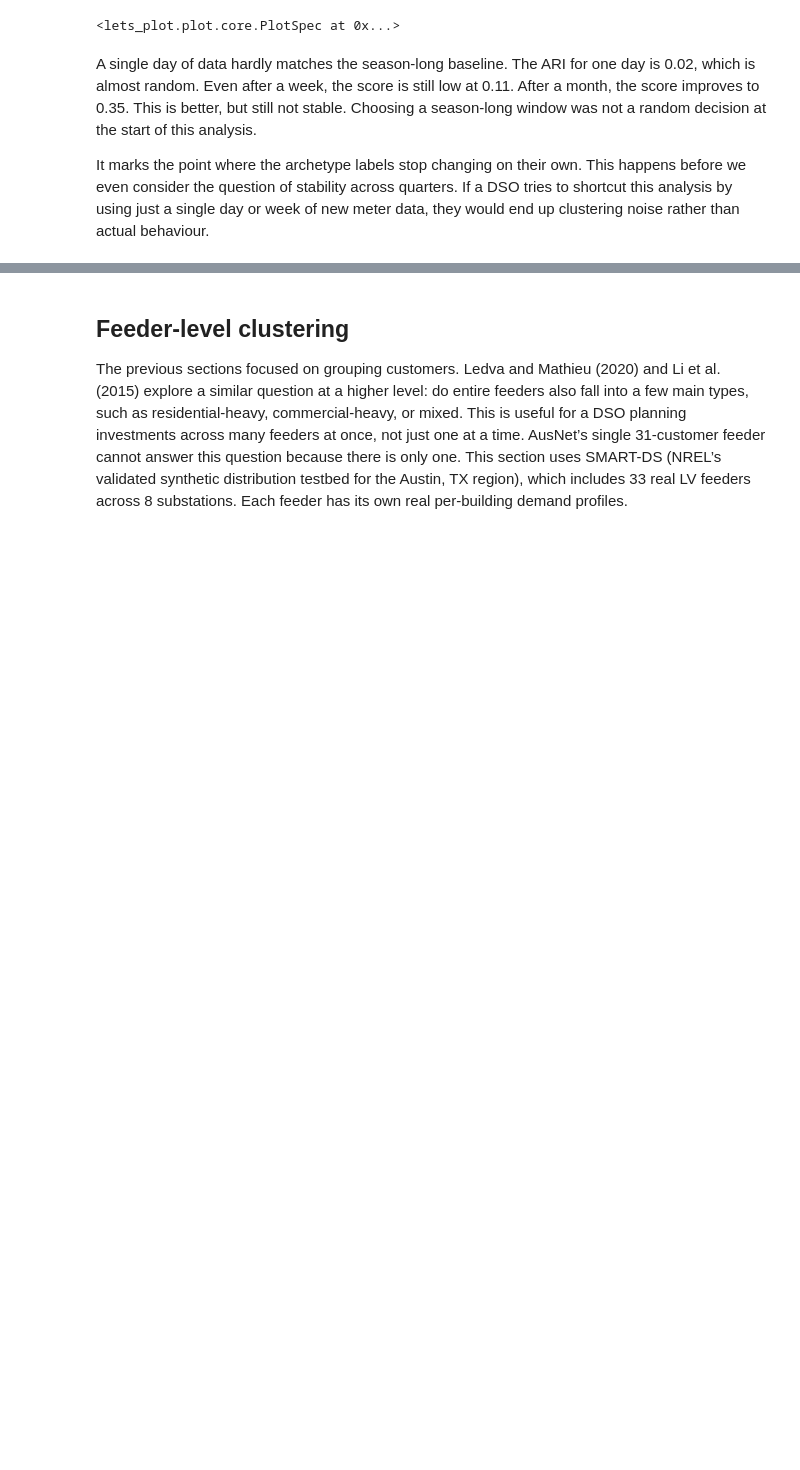
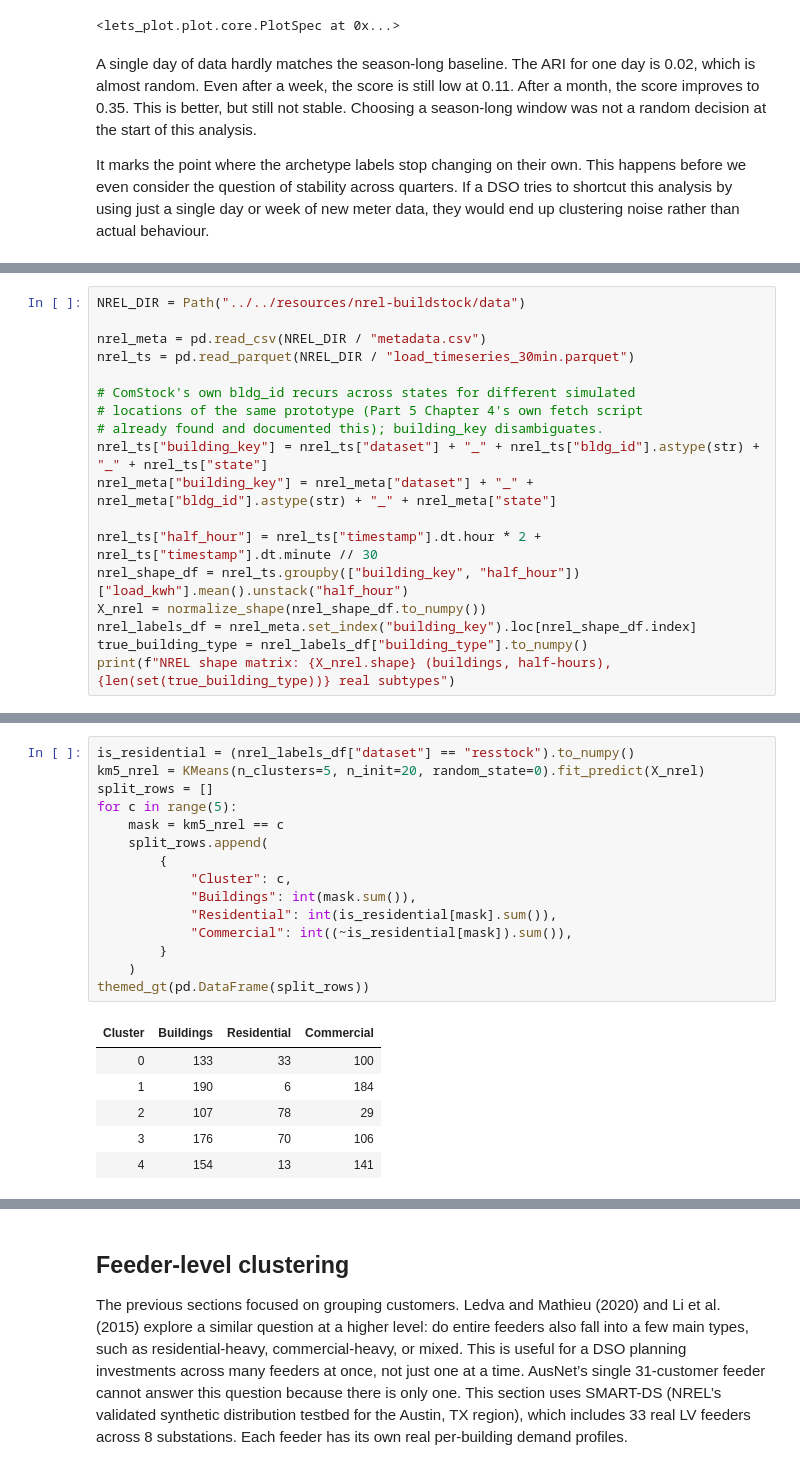
Before and after one commit to sambaiga/ml-energy-disaggregation, a Jupyter notebook: book/04-grid-edge/04-customer-feeder-clustering-code.ipynb, the cells around one changed output, grey strips where cells are left out. Drawn from its saved outputs; the diff is of its cells as text; blank space fills up the shorter version.

```diff
--- a/book/04-grid-edge/04-customer-feeder-clustering-code.ipynb
+++ b/book/04-grid-edge/04-customer-feeder-clustering-code.ipynb
@@ -831,0 +852,18 @@ It marks the point where the archetype labels stop changing on their own. This h
+# %%
+NREL_DIR = Path("../../resources/nrel-buildstock/data")
+
+nrel_meta = pd.read_csv(NREL_DIR / "metadata.csv")
+nrel_ts = pd.read_parquet(NREL_DIR / "load_timeseries_30min.parquet")
+
+# ComStock's own bldg_id recurs across states for different simulated
+# locations of the same prototype (Part 5 Chapter 4's own fetch script
+# already found and documented this); building_key disambiguates.
+nrel_ts["building_key"] = nrel_ts["dataset"] + "_" + nrel_ts["bldg_id"].astype(str) + "_" + nrel_ts["state"]
+nrel_meta["building_key"] = nrel_meta["dataset"] + "_" + nrel_meta["bldg_id"].astype(str) + "_" + nrel_meta["state"]
+
+nrel_ts["half_hour"] = nrel_ts["timestamp"].dt.hour * 2 + nrel_ts["timestamp"].dt.minute // 30
+nrel_shape_df = nrel_ts.groupby(["building_key", "half_hour"])["load_kwh"].mean().unstack("half_hour")
+X_nrel = normalize_shape(nrel_shape_df.to_numpy())
+nrel_labels_df = nrel_meta.set_index("building_key").loc[nrel_shape_df.index]
+true_building_type = nrel_labels_df["building_type"].to_numpy()
+print(f"NREL shape matrix: {X_nrel.shape} (buildings, half-hours), {len(set(true_building_type))} real subtypes")
@@ -831,0 +895,22 @@ It marks the point where the archetype labels stop changing on their own. This h
+# %%
+is_residential = (nrel_labels_df["dataset"] == "resstock").to_numpy()
+km5_nrel = KMeans(n_clusters=5, n_init=20, random_state=0).fit_predict(X_nrel)
+split_rows = []
+for c in range(5):
+    mask = km5_nrel == c
+    split_rows.append(
+        {
+            "Cluster": c,
+            "Buildings": int(mask.sum()),
+            "Residential": int(is_residential[mask].sum()),
+            "Commercial": int((~is_residential[mask]).sum()),
+        }
+    )
+themed_gt(pd.DataFrame(split_rows))
+# %% [output]
+| Cluster | Buildings | Residential | Commercial |
+| 0 | 133 | 33 | 100 |
+| 1 | 190 | 6 | 184 |
+| 2 | 107 | 78 | 29 |
+| 3 | 176 | 70 | 106 |
+| 4 | 154 | 13 | 141 |
```
Also changed, not shown: parts of 5 cells of this notebook, 8 other files.
